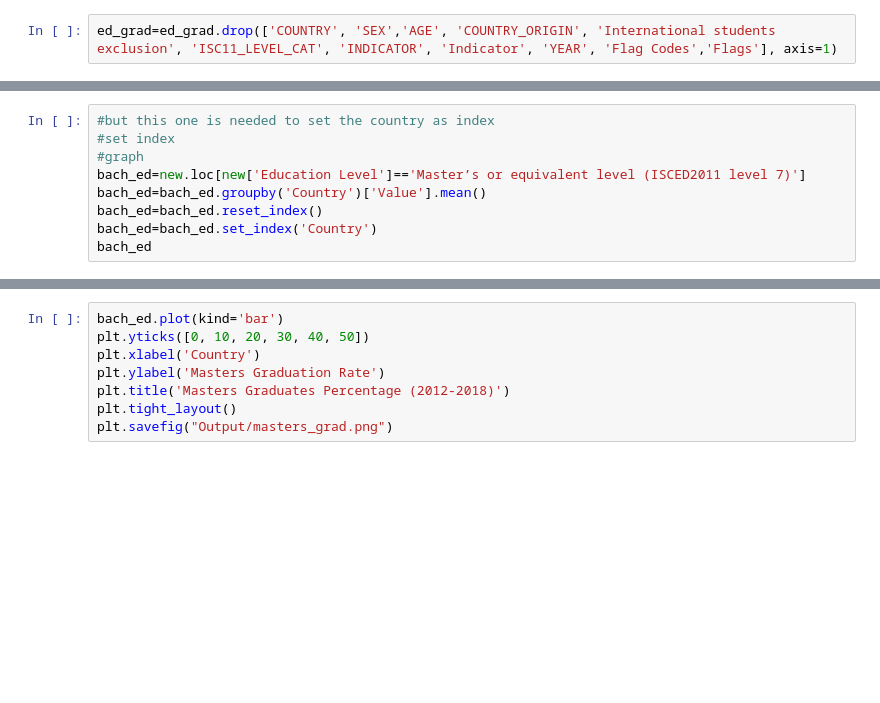
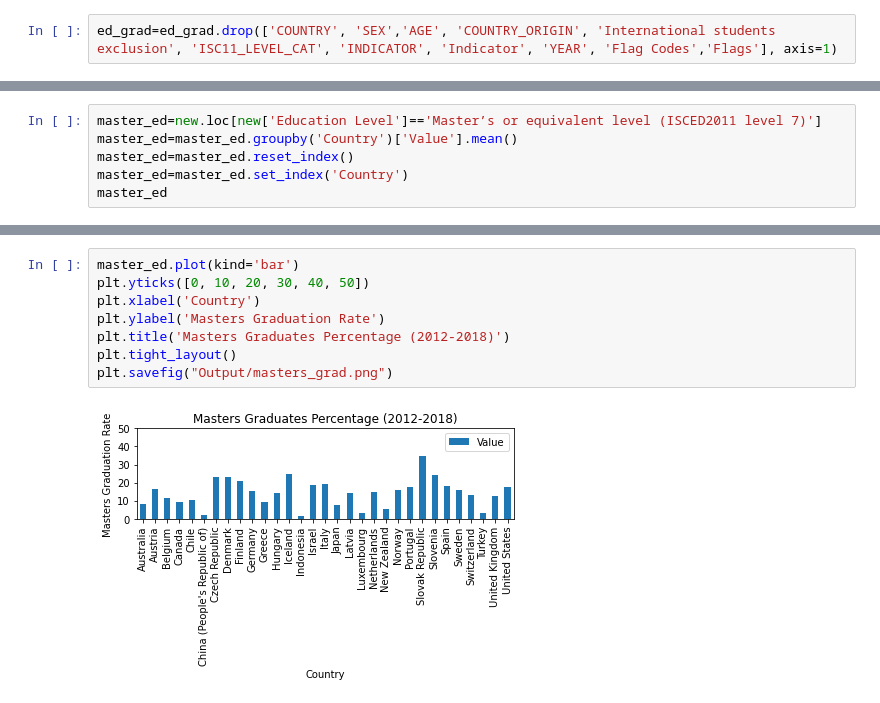
Before and after one commit to pamhinostroza/Project_1, a Jupyter notebook: Project_Main.ipynb, the cells around one changed output, grey strips where cells are left out. Cells and saved outputs as stored; diff of their text form; blank space fills up the shorter version.

```diff
--- a/Project_Main.ipynb
+++ b/Project_Main.ipynb
@@ -88,9 +247,6 @@ plt.savefig("Output/bachelors_grad.png")
 # %%
-#but this one is needed to set the country as index
-#set index
-#graph
-bach_ed=new.loc[new['Education Level']=='Master’s or equivalent level (ISCED2011 level 7)']
-bach_ed=bach_ed.groupby('Country')['Value'].mean()
-bach_ed=bach_ed.reset_index()
-bach_ed=bach_ed.set_index('Country')
-bach_ed
+master_ed=new.loc[new['Education Level']=='Master’s or equivalent level (ISCED2011 level 7)']
+master_ed=master_ed.groupby('Country')['Value'].mean()
+master_ed=master_ed.reset_index()
+master_ed=master_ed.set_index('Country')
+master_ed
@@ -97,9 +272,11 @@ bach_ed
 # %%
-bach_ed.plot(kind='bar')
+master_ed.plot(kind='bar')
 plt.yticks([0, 10, 20, 30, 40, 50])
 plt.xlabel('Country')
 plt.ylabel('Masters Graduation Rate')
 plt.title('Masters Graduates Percentage (2012-2018)')
 plt.tight_layout()
 plt.savefig("Output/masters_grad.png")
+# %% [output]
+[figure, added]
 # %%
```
Also changed, not shown: parts of 40 cells of this notebook, 1 other file.
